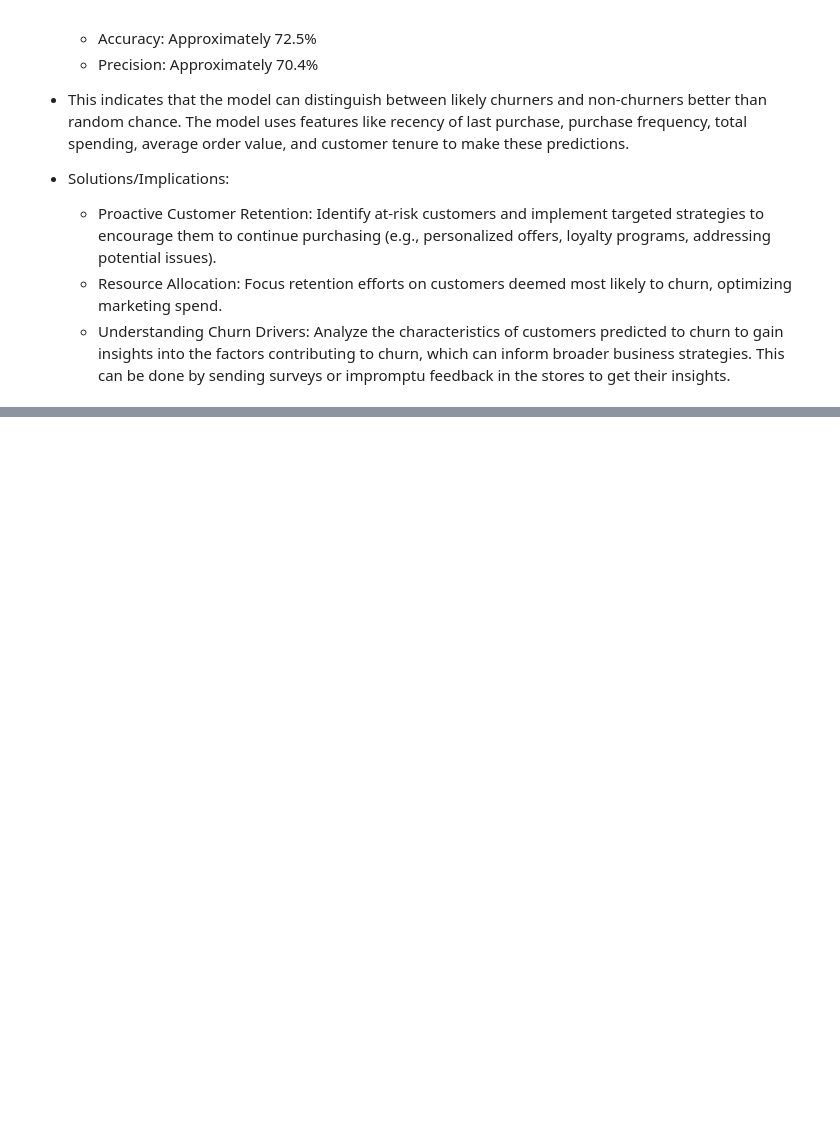
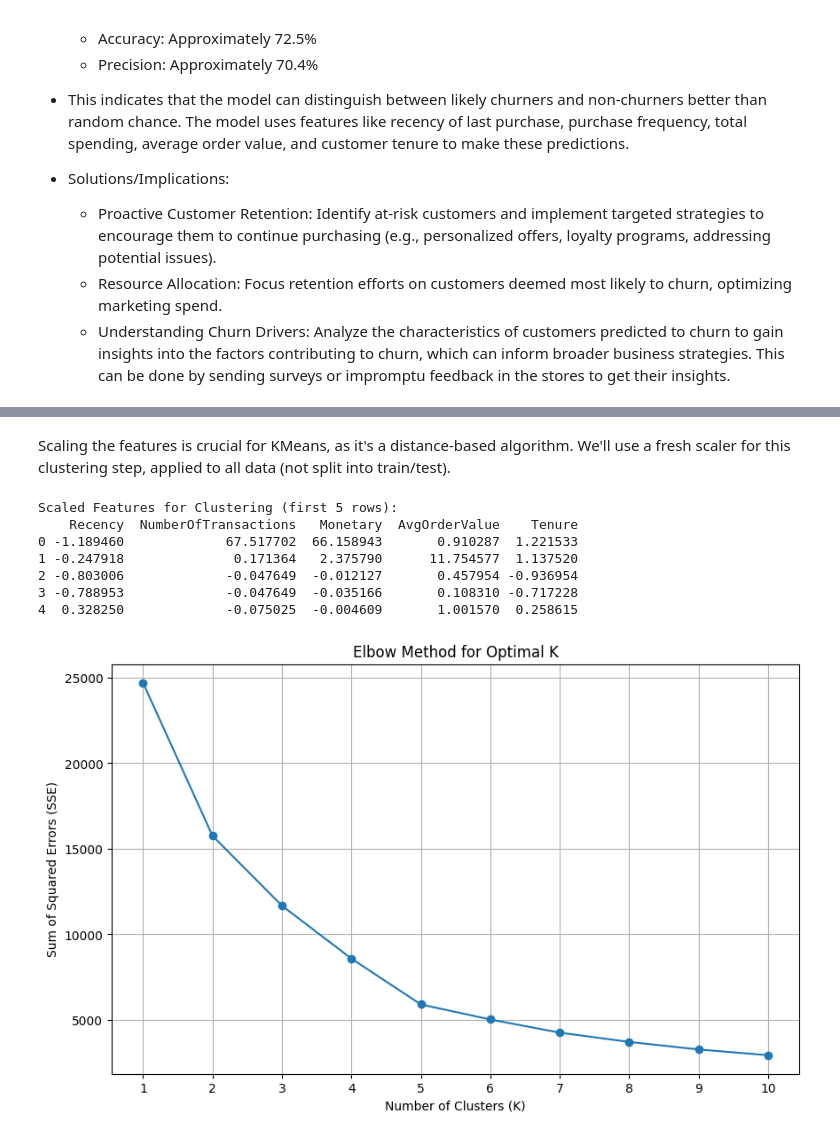
Before and after one commit to chirongaA/dataanalytics, a Jupyter notebook: mining.ipynb, the cells around one changed output, grey strips where cells are left out. Drawn from its saved outputs; the diff is of its cells as text; code cells hidden in the pictures; blank space fills up the shorter version.

Commit message:
adds timeseries analysis and clustering methods

```diff
--- a/mining.ipynb
+++ b/mining.ipynb
@@ -1301,0 +1310,40 @@ Churn Definition: We defined churn based on inactivity in the 90 days prior to t
+# %%
+X_cluster = final_df_revised.drop(['Customer ID', 'Churned'], axis=1) # Exclude 'Churned' as well, we're clustering on behavior, not churn status
+# %% [markdown]
+Scaling the features is crucial for KMeans, as it's a distance-based algorithm.
+We'll use a fresh scaler for this clustering step, applied to all data (not split into train/test).
+# %%
+scaler_cluster = StandardScaler()
+X_cluster_scaled = scaler_cluster.fit_transform(X_cluster)
+
+# Convert scaled array back to DataFrame for easier understanding (optional, but good for inspection)
+X_cluster_scaled_df = pd.DataFrame(X_cluster_scaled, columns=X_cluster.columns)
+print("Scaled Features for Clustering (first 5 rows):")
+print(X_cluster_scaled_df.head())
+
+# Determine the optimal number of clusters using the Elbow Method
+sse = [] # Sum of squared distances
+k_range = range(1, 11) # Test K from 1 to 10
+for k in k_range:
+	kmeans = KMeans(n_clusters=k, random_state=42, n_init=10) # n_init to suppress warning
+	kmeans.fit(X_cluster_scaled)
+	sse.append(kmeans.inertia_) # inertia_ is the sum of squared distances of samples to their closest cluster center.
+
+# Plot the Elbow Method graph
+plt.figure(figsize=(10, 6))
+plt.plot(k_range, sse, marker='o')
+plt.title('Elbow Method for Optimal K')
+plt.xlabel('Number of Clusters (K)')
+plt.ylabel('Sum of Squared Errors (SSE)')
+plt.xticks(k_range)
+plt.grid(True)
+plt.show()
+# %% [output]
+Scaled Features for Clustering (first 5 rows):
+    Recency  NumberOfTransactions   Monetary  AvgOrderValue    Tenure
+0 -1.189460             67.517702  66.158943       0.910287  1.221533
+1 -0.247918              0.171364   2.375790      11.754577  1.137520
+2 -0.803006             -0.047649  -0.012127       0.457954 -0.936954
+3 -0.788953             -0.047649  -0.035166       0.108310 -0.717228
+4  0.328250             -0.075025  -0.004609       1.001570  0.258615
+[figure, added]
```
Also changed, not shown: parts of 22 cells of this notebook, 1 other file.
